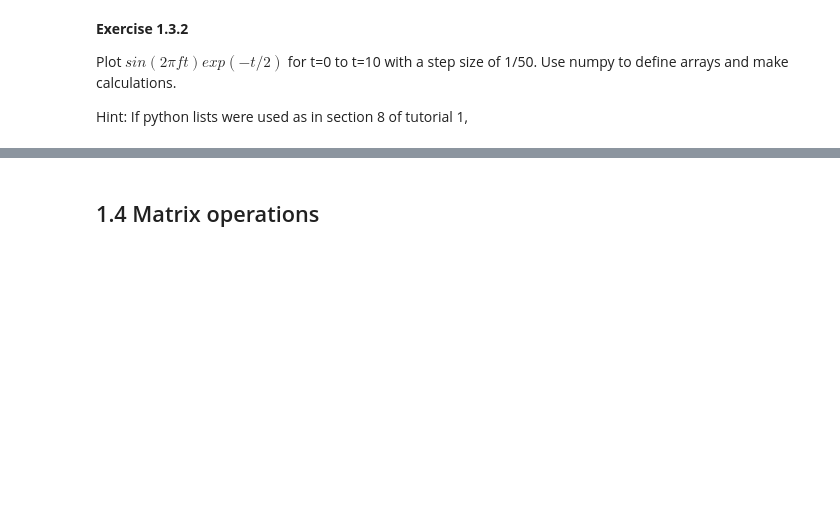
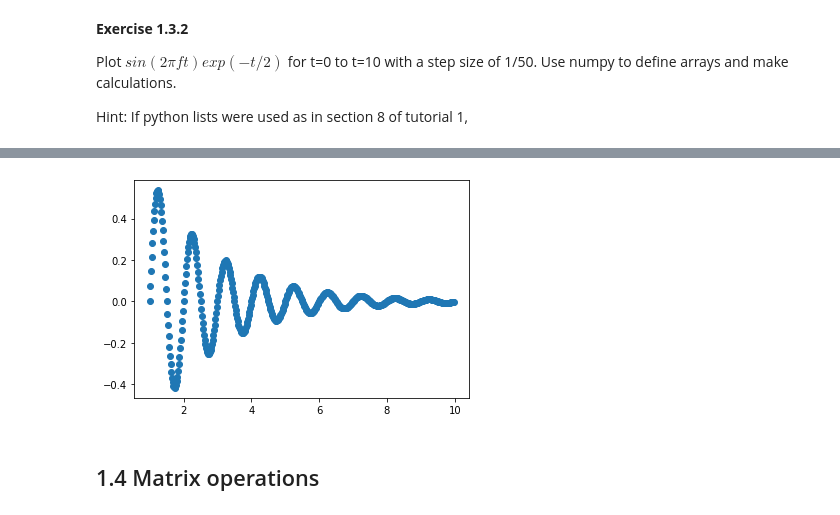
Before and after one commit to kevinlu2/COMP5318-Machine-Learning-and-Data-Mining, a Jupyter notebook: Labs/lab2.ipynb, the cells around one changed output, grey strips where cells are left out. Drawn from its saved outputs; the diff is of its cells as text; code cells hidden in the pictures; blank space fills up the shorter version.

```diff
--- a/Labs/lab2.ipynb
+++ b/Labs/lab2.ipynb
@@ -113,3 +146,14 @@ pl.show()
+# %%
+#answer
+#TODO
+
+t = b = np.arange(1,10, 1/50) #generate values from 0 to 10
+f = 1
+y = [math.sin(2*math.pi*f*i)*math.exp(-i/2) for i in t] # y = sin(2Pi*f*t)*exp(-t/2)
+pl.scatter(t,y)
+pl.show()
+# %% [output]
+[figure, added]
 # %% [markdown]
 ## 1.4 Matrix operations
 # %%
```
Also changed, not shown: parts of 34 cells of this notebook, 4 other files.
